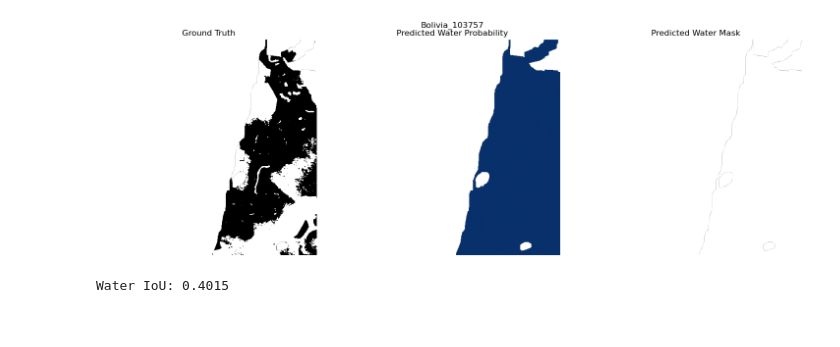
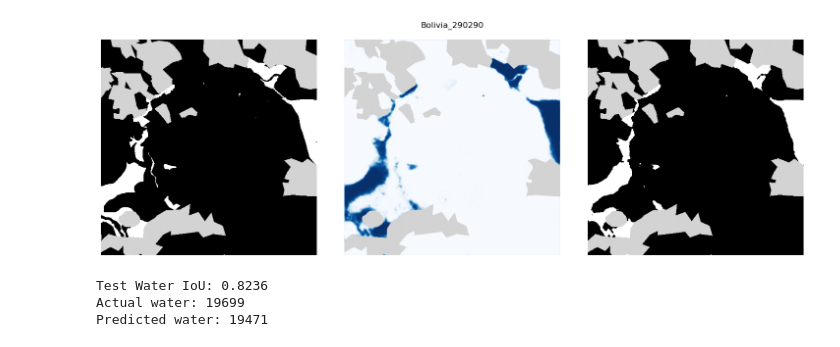
Before and after one commit to kaimuelle/Floodmapping, a Jupyter notebook: floodproject_1.ipynb, the cells around one changed output. Drawn from its saved outputs; the diff is of its cells as text; code cells hidden in the pictures.

Commit message:
test on another bolivian image with epoch = 100

```diff
--- a/floodproject_1.ipynb
+++ b/floodproject_1.ipynb
@@ -105,7 +113,7 @@ optimizer = torch.optim.Adam(model.parameters(), lr=0.001)
 
 model.train()
 
-epochs = 5
+epochs = 100
 
 for epoch in range(epochs):
 
@@ -134,57 +154,67 @@ Epoch 5/5 - Loss: 0.219
+# %%
+# Load test image
+vv, vh, label = load_image(test_image_id)
+
+test_image, test_target, test_valid = prepare_image(vv, vh, label)
+
+# Convert to PyTorch tensor
+test_tensor = torch.from_numpy(test_image).unsqueeze(0)
 # %%
 # Do a prediction for one image and create a binary watermask
-image_index = 1  # Bolivia_103757
-
 model.eval()
 
 with torch.no_grad():
-    prediction = model(image_tensor[image_index:image_index + 1])
+    prediction = model(test_tensor)
 
-# Convert prediction to probability
-probabilities = torch.sigmoid(prediction)
-
-prob_map = probabilities[0, 0].numpy()
-
+prob_map = torch.sigmoid(prediction)[0, 0].numpy()
 pred_mask = (prob_map >= 0.5).astype(numpy.uint8)
 # %%
-# # Get valid pixels of the selected image
-valid_mask = valid_masks[image_index]
+# Remove invalid pixels from visualisation
+gray_cmap = plt.get_cmap("gray").copy()
+gray_cmap.set_bad("lightgray")
 
+blue_cmap = plt.get_cmap("Blues").copy()
+blue_cmap.set_bad("lightgray")
 # Hide invalid pixels
-ground_truth_display = numpy.where(valid_mask,targets[image_index],numpy.nan)
-prediction_display = numpy.where(valid_mask,pred_mask,numpy.nan)
-probability_display = numpy.where(valid_mask,prob_map,numpy.nan)
+ground_truth_display = numpy.where(test_valid, test_target, numpy.nan)
+prediction_display = numpy.where(test_valid, pred_mask, numpy.nan)
+probability_display = numpy.where(test_valid, prob_map, numpy.nan)
 
 # Plot results
 fig, axes = plt.subplots(1, 3, figsize=(15, 5))
 
-axes[0].imshow(ground_truth_display, cmap="gray", vmin=0, vmax=1)
-axes[0].set_title("Ground Truth")
+axes[0].imshow(ground_truth_display, cmap=gray_cmap, vmin=0, vmax=1)
 
-axes[1].imshow(probability_display, cmap="Blues", vmin=0, vmax=1)
-axes[1].set_title("Predicted Water Probability")
+axes[1].imshow(probability_display, cmap=blue_cmap, vmin=0, vmax=1)
 
-axes[2].imshow(prediction_display, cmap="gray", vmin=0, vmax=1)
-axes[2].set_title("Predicted Water Mask")
+axes[2].imshow(prediction_display, cmap=gray_cmap, vmin=0, vmax=1)
 
 for ax in axes:
     ax.axis("off")
 
-plt.suptitle(image_id_list[image_index])
+plt.suptitle(test_image_id)
 plt.tight_layout()
 plt.show()
 # %% [output]
-[figure, old version]
+[figure, new version]
-# %%
-ground_truth = targets[image_index] == 1
-prediction = pred_mask == 1
-valid_mask = valid_masks[image_index]
-
-intersection = numpy.sum(ground_truth & prediction & valid_mask)
-union = numpy.sum((ground_truth | prediction) & valid_mask)
-
-water_iou = intersection / union
-
-print("Water IoU:", round(water_iou, 4))
-# %% [output]
-Water IoU: 0.4015
+# %%
+# Ground truth and prediction
+ground_truth = test_target == 1
+predicted_water = pred_mask == 1
+
+# Count overlapping water pixels
+intersection = numpy.sum(ground_truth & predicted_water & test_valid)
+
+# Count all pixels classified as water in either mask
+union = numpy.sum((ground_truth | predicted_water) & test_valid)
+
+# Calculate IoU
+water_iou = intersection / union if union > 0 else 0
+
+print("Test Water IoU:", round(water_iou, 4))
+print("Actual water:", numpy.sum((test_target == 1) & test_valid))
+print("Predicted water:", numpy.sum((pred_mask == 1) & test_valid))
+# %% [output]
+Test Water IoU: 0.8236
+Actual water: 19699
+Predicted water: 19471
```
Also changed, not shown: parts of 4 cells of this notebook.
